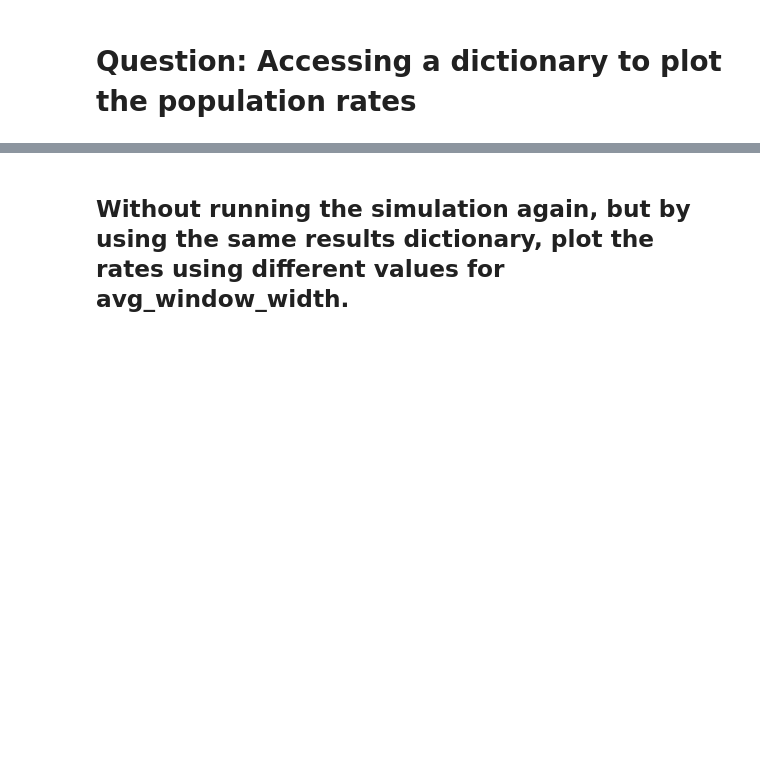
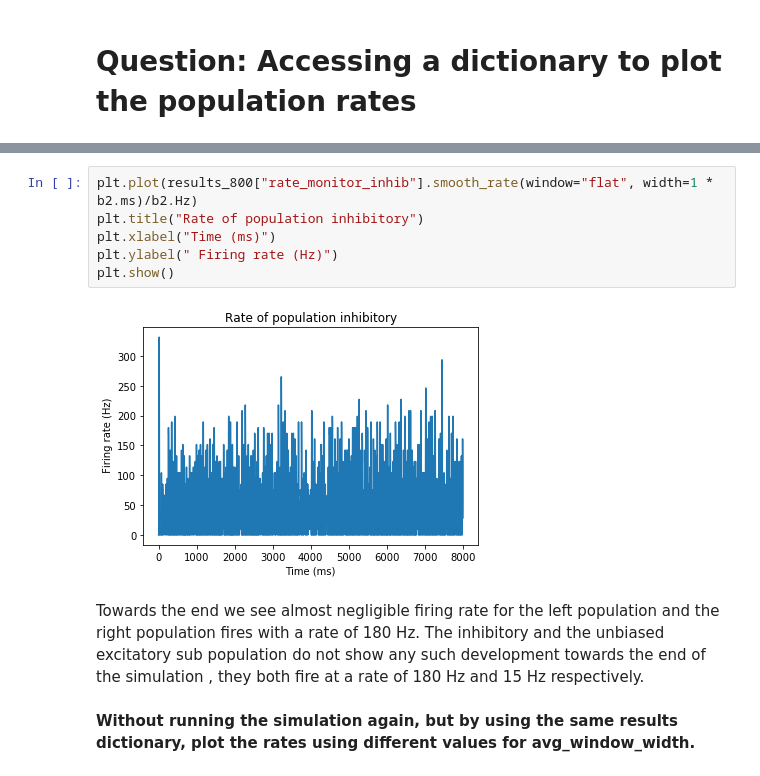
Before and after one commit to SudeshnaBora/Time-Integration-in-Perceptual-Decision-Making, a Jupyter notebook: code/Assignment_Leonard_Sudeshna.ipynb, the cells around one changed output, grey strips where cells are left out. Cells and saved outputs as stored; diff of their text form; blank space fills up the shorter version.

```diff
--- a/code/Assignment_Leonard_Sudeshna.ipynb
+++ b/code/Assignment_Leonard_Sudeshna.ipynb
@@ -81,5 +127,15 @@ plt.show()
+# %%
+plt.plot(results_800["rate_monitor_inhib"].smooth_rate(window="flat", width=1 * b2.ms)/b2.Hz)
+plt.title("Rate of population inhibitory")
+plt.xlabel("Time (ms)")
+plt.ylabel(" Firing rate (Hz)")
+plt.show()
+# %% [output]
+[figure, added]
+# %% [markdown]
+Towards the end we see almost negligible firing rate for the left population and the right population fires with a rate of 180 Hz. The inhibitory and the unbiased excitatory sub population do not show any such development towards the end of the simulation , they both fire at a rate of 180 Hz and 15 Hz respectively.
 # %% [markdown]
-## Without running the simulation again, but by using the same results dictionary, plot the rates using different values for avg_window_width.
+**Without running the simulation again, but by using the same results dictionary, plot the rates using different values for avg_window_width.**
 # %%
 plot_tools.plot_network_activity(results_800["rate_monitor_A"], results_800["spike_monitor_A"],
                                  results_800["voltage_monitor_A"], t_min=0. * b2.ms, avg_window_width=.1 * b2.ms,
```
Also changed, not shown: parts of 63 cells of this notebook, 28 other files.
